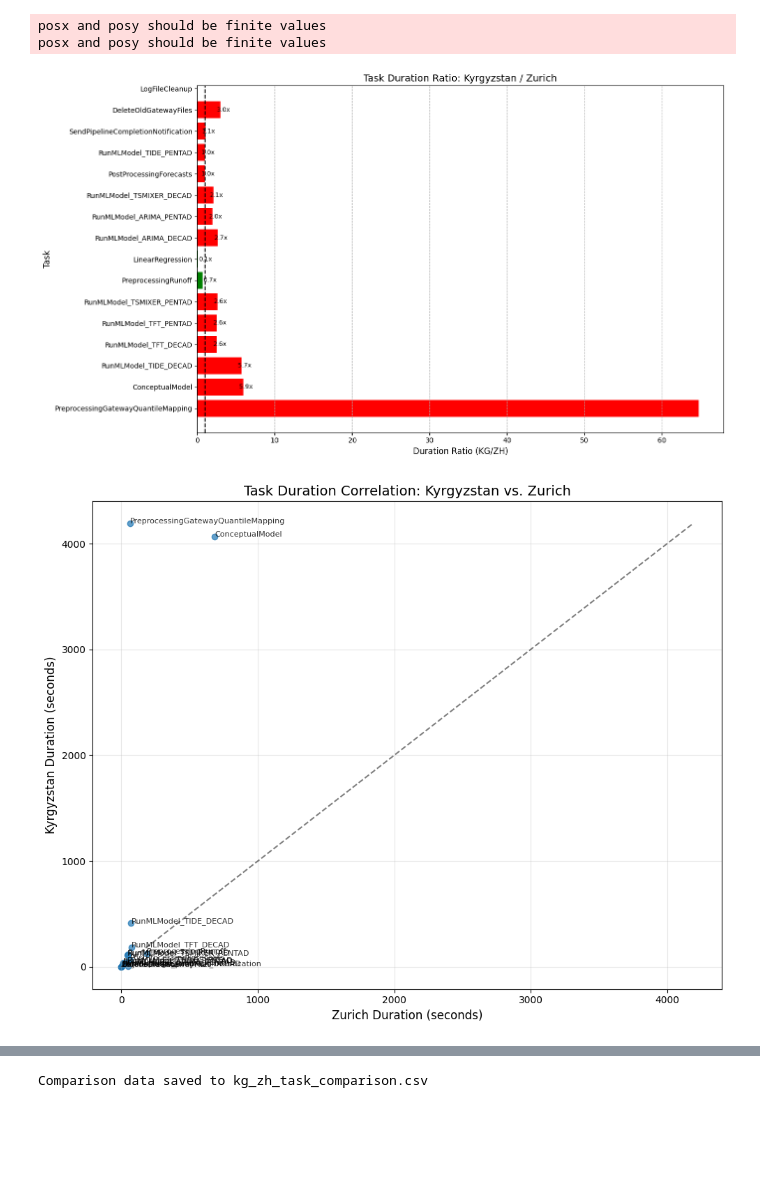
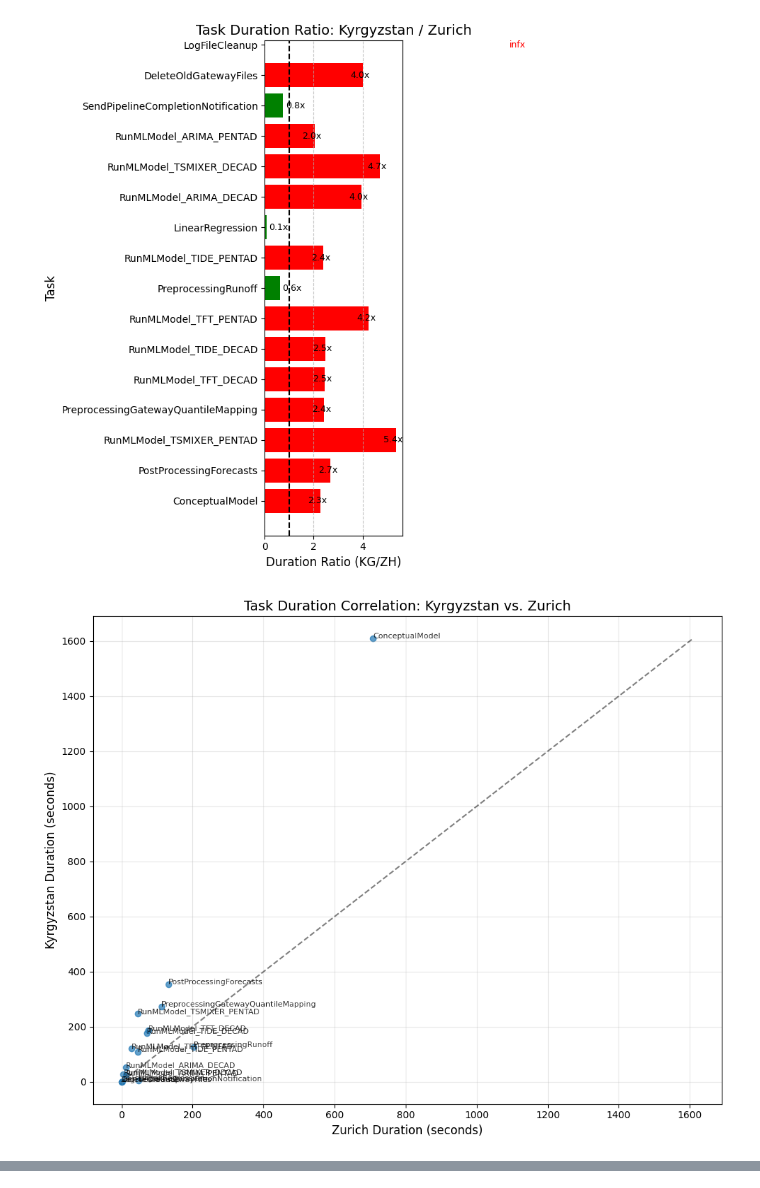
Before and after one commit to hydrosolutions/SAPPHIRE_Forecast_Tools, a Jupyter notebook: apps/pipeline/src/compare_logged_times.ipynb, the cells around one changed output, grey strips where cells are left out. Cells and saved outputs as stored; diff of their text form; code cells hidden in the pictures; blank space fills up the shorter version.

```diff
--- a/apps/pipeline/src/compare_logged_times.ipynb
+++ b/apps/pipeline/src/compare_logged_times.ipynb
@@ -50,8 +70,8 @@ def parse_timing_log(file_path):
 
 # Define paths to both log files
 base_path = sys.path[0] + '/../../../../sensitive_data_forecast_tools/intermediate_data/'
-kg_file_path = os.path.abspath(base_path + 'task_timings_KG.log')
-zh_file_path = os.path.abspath(base_path + 'task_timings_ZH.log')
+kg_file_path = os.path.abspath(base_path + 'task_timings_KG_20250424.log')
+zh_file_path = os.path.abspath(base_path + 'task_timings_ZH_20250424.log')
 
 # Parse both log files
 df_kg = parse_timing_log(kg_file_path)
@@ -203,4 +223,2 @@ Ratio: 6.90x
-posx and posy should be finite values
-posx and posy should be finite values
-[figure, old version]
+[figure, new version]
-[figure, old version]
+[figure, new version]
@@ -208 +225,0 @@ posx and posy should be finite values
-Comparison data saved to kg_zh_task_comparison.csv
```
Also changed, not shown: parts of 2 cells of this notebook, 3 other files.
